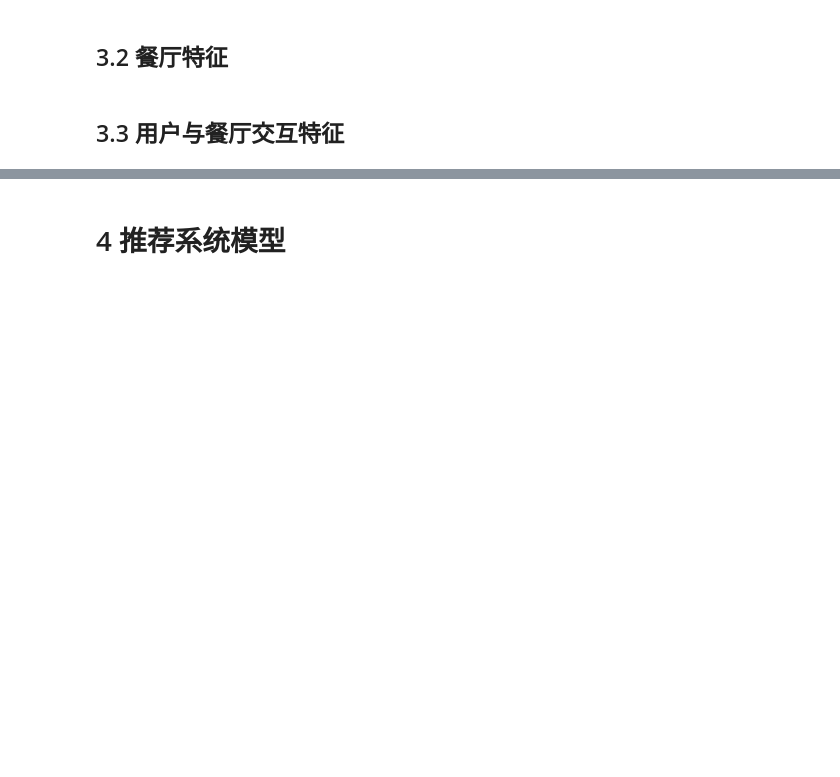
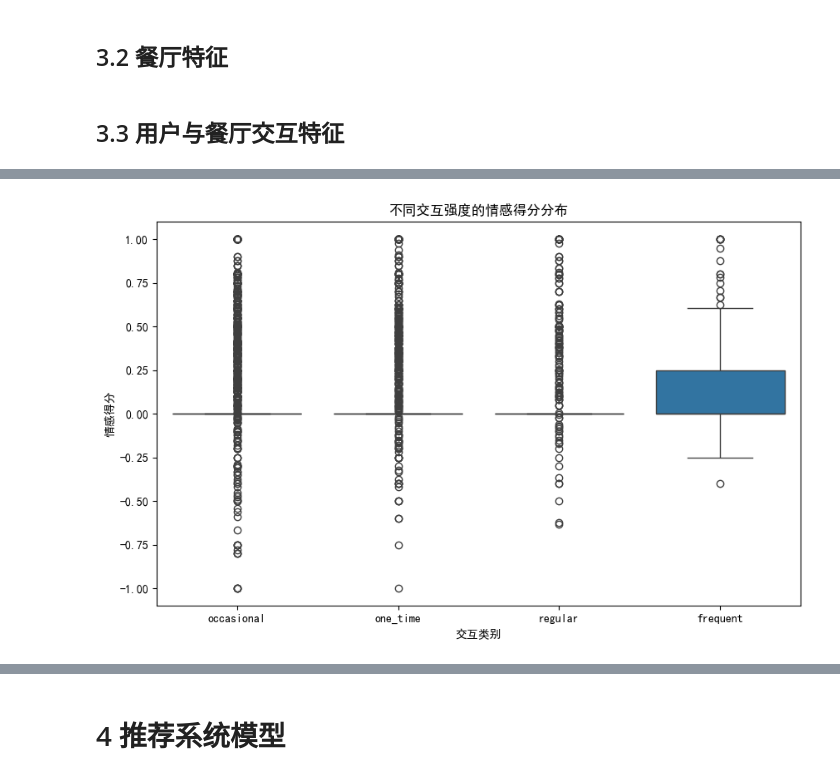
Before and after one commit to PinmogeJoshua/simple-mixrec, a Jupyter notebook: rec.ipynb, the cells around one changed output, grey strips where cells are left out. Cells and saved outputs as stored; diff of their text form; code cells hidden in the pictures; blank space fills up the shorter version.

```diff
--- a/rec.ipynb
+++ b/rec.ipynb
@@ -286,3 +281,9 @@ venue_tip_length.columns = ['venue_id', 'avg_tip_length']
 # %%
 # 用户对餐厅的签到次数：统计每个用户对每个餐厅的签到次数，作为用户与餐厅交互的强度特征
 user_venue_checkins = checkins.groupby(['user_id', 'venue_id']).size().reset_index(name='checkin_count')
+
+# 用户对餐厅的评论次数
+tip_counts = tips.groupby(['user_id', 'venue_id']).size().reset_index(name='tip_count')
+
+# 用户对餐厅的情感评分
+user_venue_sentiment = tips.groupby(['user_id', 'venue_id'])['sentiment'].mean().reset_index(name='avg_sentiment')
@@ -316,0 +344,10 @@ interaction_features = pd.merge(interaction_features, user_venue_sentiment, on=[
+# %%
+# 探索签到次数与评论情感的关系
+plt.figure(figsize=(10, 6))
+sns.boxplot(data=interaction_features, x='checkin_category', y='avg_sentiment')
+plt.title('不同交互强度的情感得分分布')
+plt.xlabel('交互类别')
+plt.ylabel('情感得分')
+plt.show()
+# %% [output]
+[figure, added]
```
Also changed, not shown: parts of 91 cells of this notebook, 4 other files.
